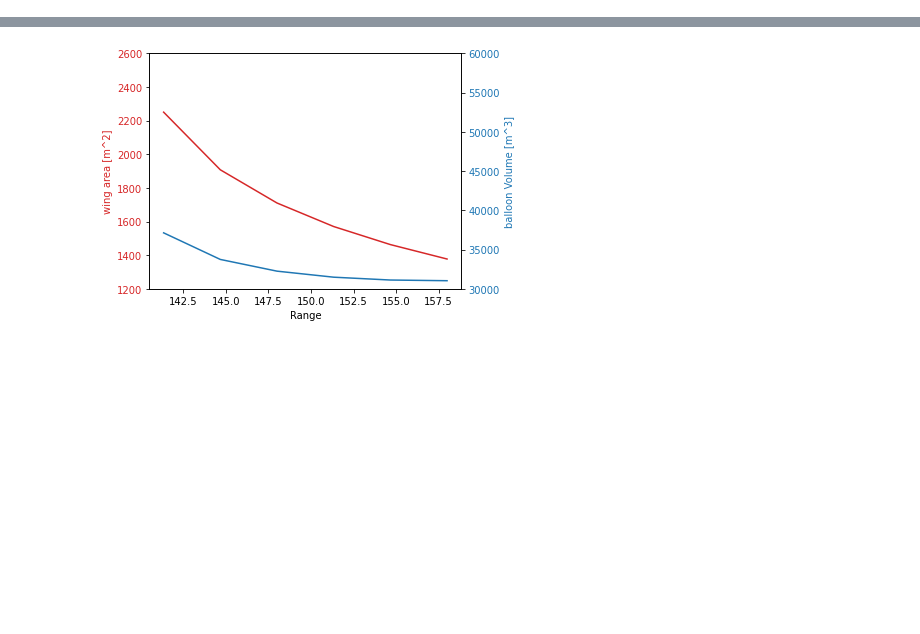
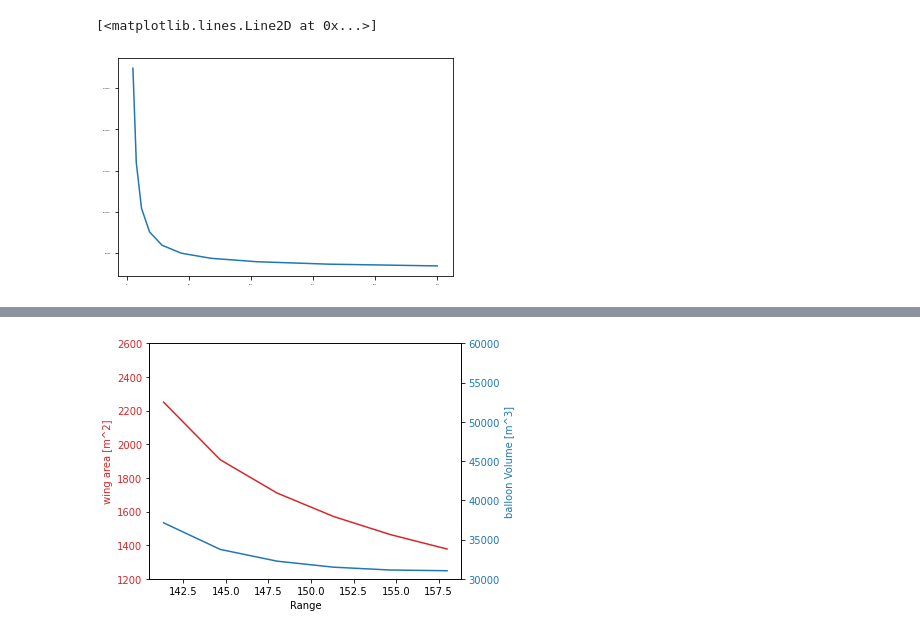
Before and after one commit to sashalikesplanes/AircraftPrelimenaryDesignTool, a Jupyter notebook: DataExploration.ipynb, the cells around one changed output, grey strips where cells are left out. Cells and saved outputs as stored; diff of their text form; code cells hidden in the pictures; blank space fills up the shorter version.

```diff
--- a/DataExploration.ipynb
+++ b/DataExploration.ipynb
@@ -24,0 +91,5 @@ Diverged
+# %%
+plt.plot(dataVaryCR["compressionRatio"], dataVaryCR["balloonStructuralMass"])
+# %% [output]
+[<matplotlib.lines.Line2D at 0x...>]
+[figure, added]
```
Also changed, not shown: parts of 6 cells of this notebook, 59 other files.
